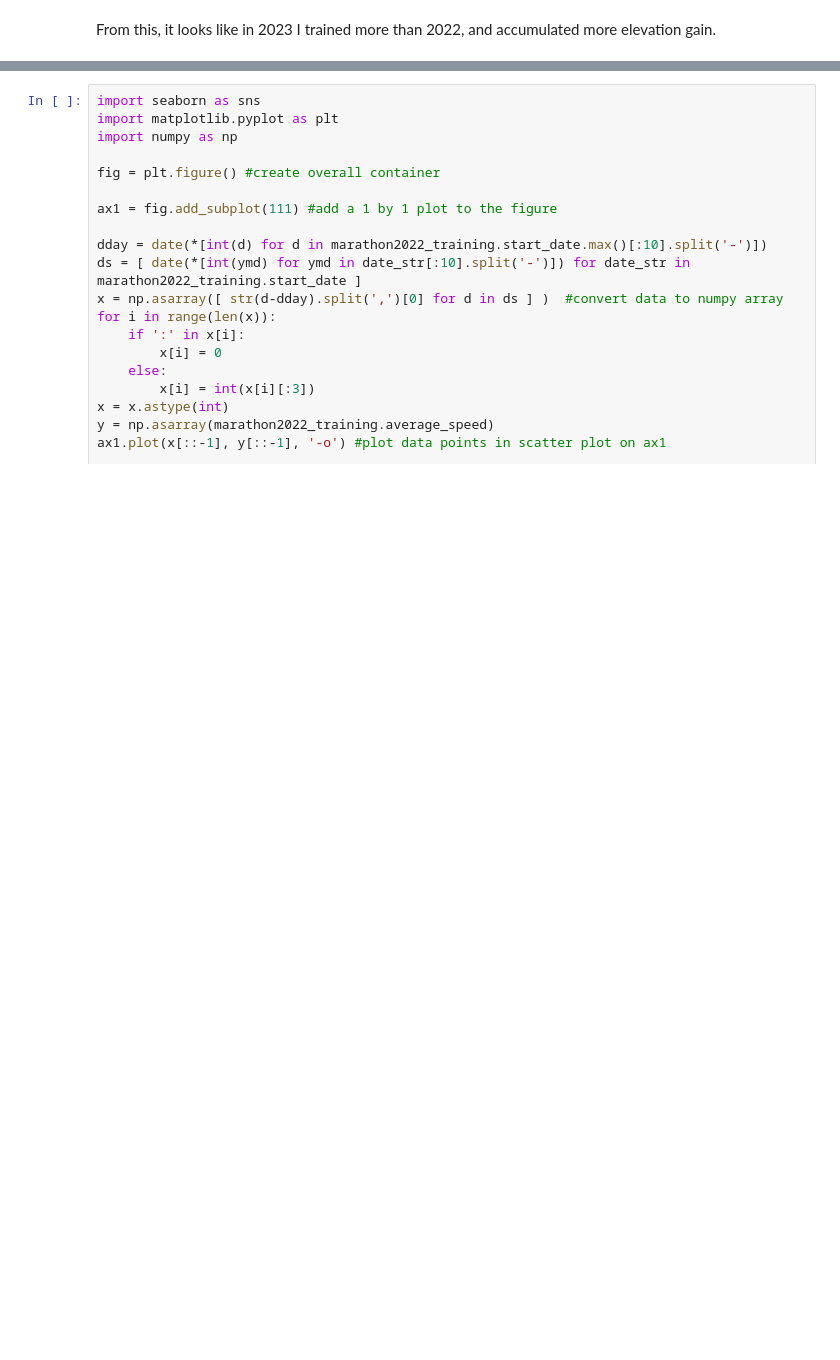
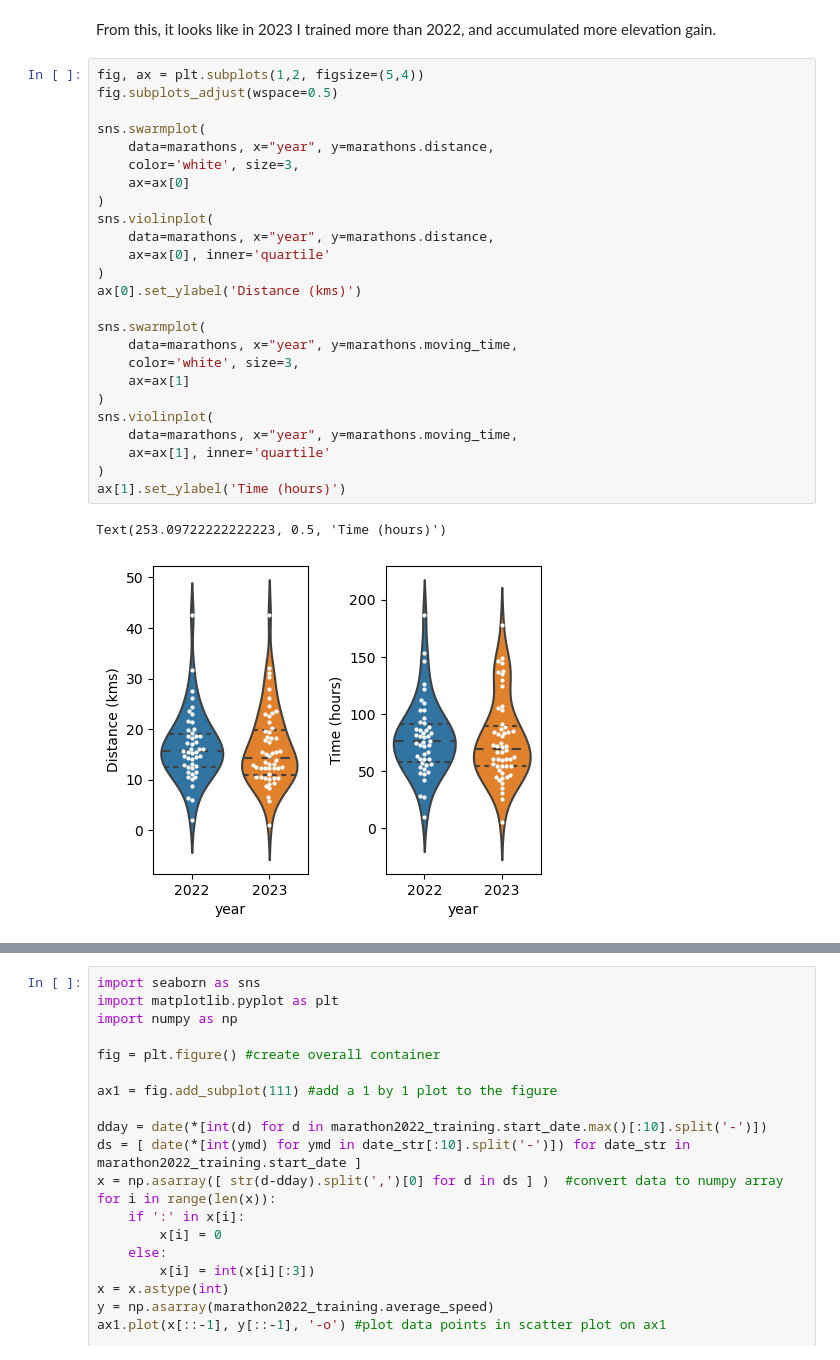
Before and after one commit to grinic/strava_analysis, a Jupyter notebook: code/marathon_analysis.ipynb, the cells around one changed output, grey strips where cells are left out. Cells and saved outputs as stored; diff of their text form; blank space fills up the shorter version.

```diff
--- a/code/marathon_analysis.ipynb
+++ b/code/marathon_analysis.ipynb
@@ -89,2 +94,30 @@ for a in ax:
 # %% [markdown]
 From this, it looks like in 2023 I trained more than 2022, and accumulated more elevation gain.
+# %%
+fig, ax = plt.subplots(1,2, figsize=(5,4))
+fig.subplots_adjust(wspace=0.5)
+
+sns.swarmplot(
+    data=marathons, x="year", y=marathons.distance,
+    color='white', size=3,
+    ax=ax[0]
+)
+sns.violinplot(
+    data=marathons, x="year", y=marathons.distance,
+    ax=ax[0], inner='quartile'
+)
+ax[0].set_ylabel('Distance (kms)')
+
+sns.swarmplot(
+    data=marathons, x="year", y=marathons.moving_time,
+    color='white', size=3,
+    ax=ax[1]
+)
+sns.violinplot(
+    data=marathons, x="year", y=marathons.moving_time,
+    ax=ax[1], inner='quartile'
+)
+ax[1].set_ylabel('Time (hours)')
+# %% [output]
+Text(253.09722222222223, 0.5, 'Time (hours)')
+[figure, added]
```
Also changed, not shown: parts of 4 cells of this notebook.
